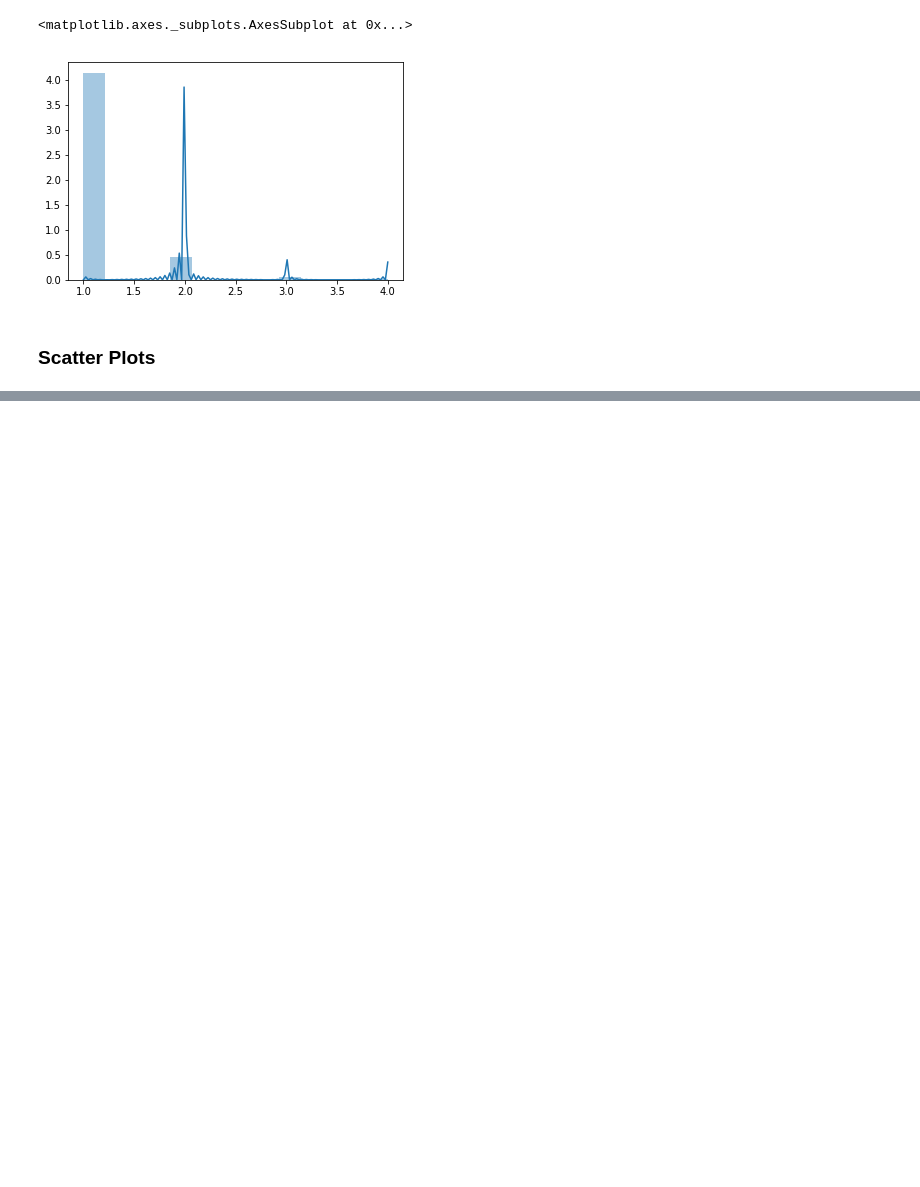
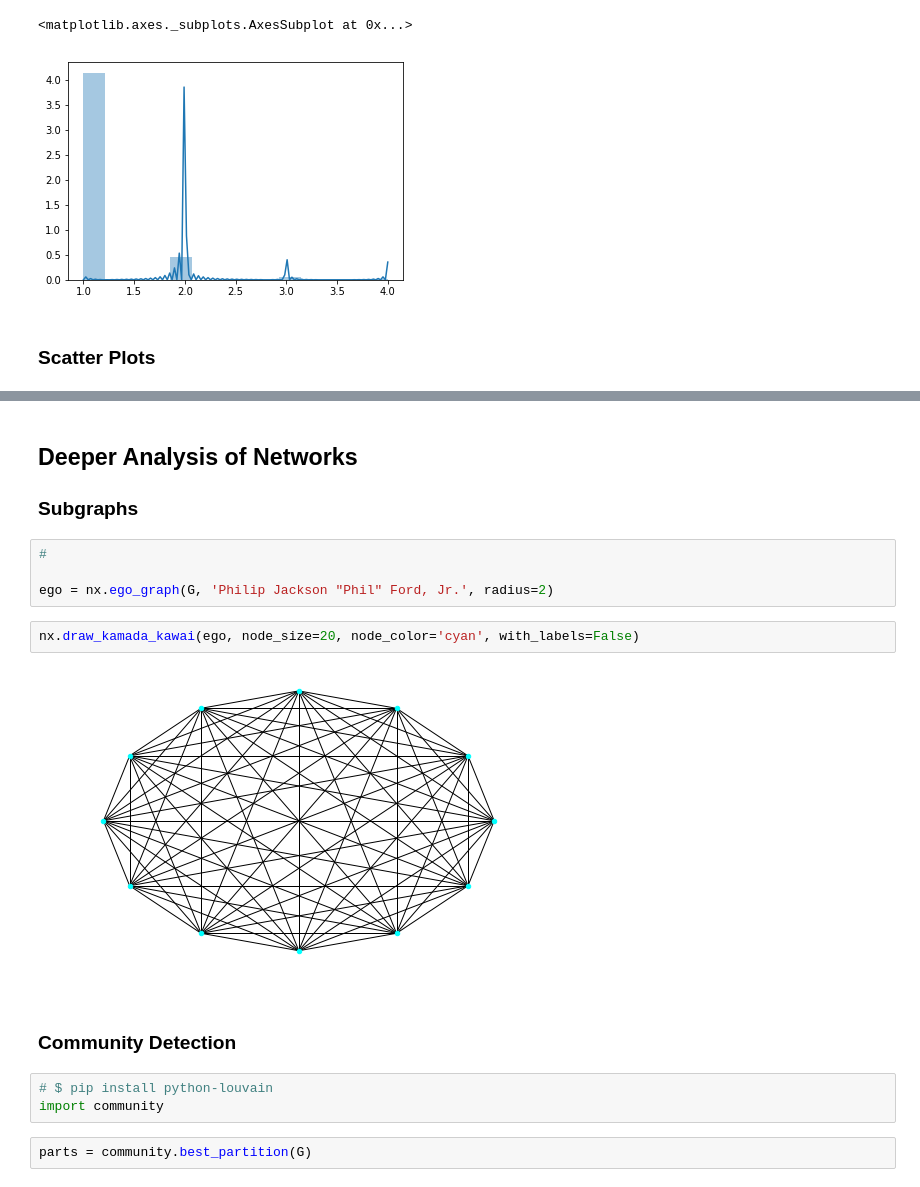
Before and after one commit to ironhack-datalabs/mad-oct-2018, a Jupyter notebook: module-3/lab-network-analysis/main.ipynb, the cells around one changed output, grey strips where cells are left out. Saved outputs shown, nothing was run; the diff lists cells and outputs as text; blank space fills up the shorter version.

```diff
--- a/module-3/lab-network-analysis/main.ipynb
+++ b/module-3/lab-network-analysis/main.ipynb
@@ -347,0 +412,18 @@ sns.distplot(basket_group)
+# %% [markdown]
+## Deeper Analysis of Networks
+### Subgraphs
+# %%
+#
+
+ego = nx.ego_graph(G, 'Philip Jackson "Phil" Ford, Jr.', radius=2)
+# %%
+nx.draw_kamada_kawai(ego, node_size=20, node_color='cyan', with_labels=False)
+# %% [output]
+[figure, added]
+# %% [markdown]
+### Community Detection
+# %%
+# $ pip install python-louvain
+import community
+# %%
+parts = community.best_partition(G)
```
Also changed, not shown: parts of 20 cells of this notebook.
